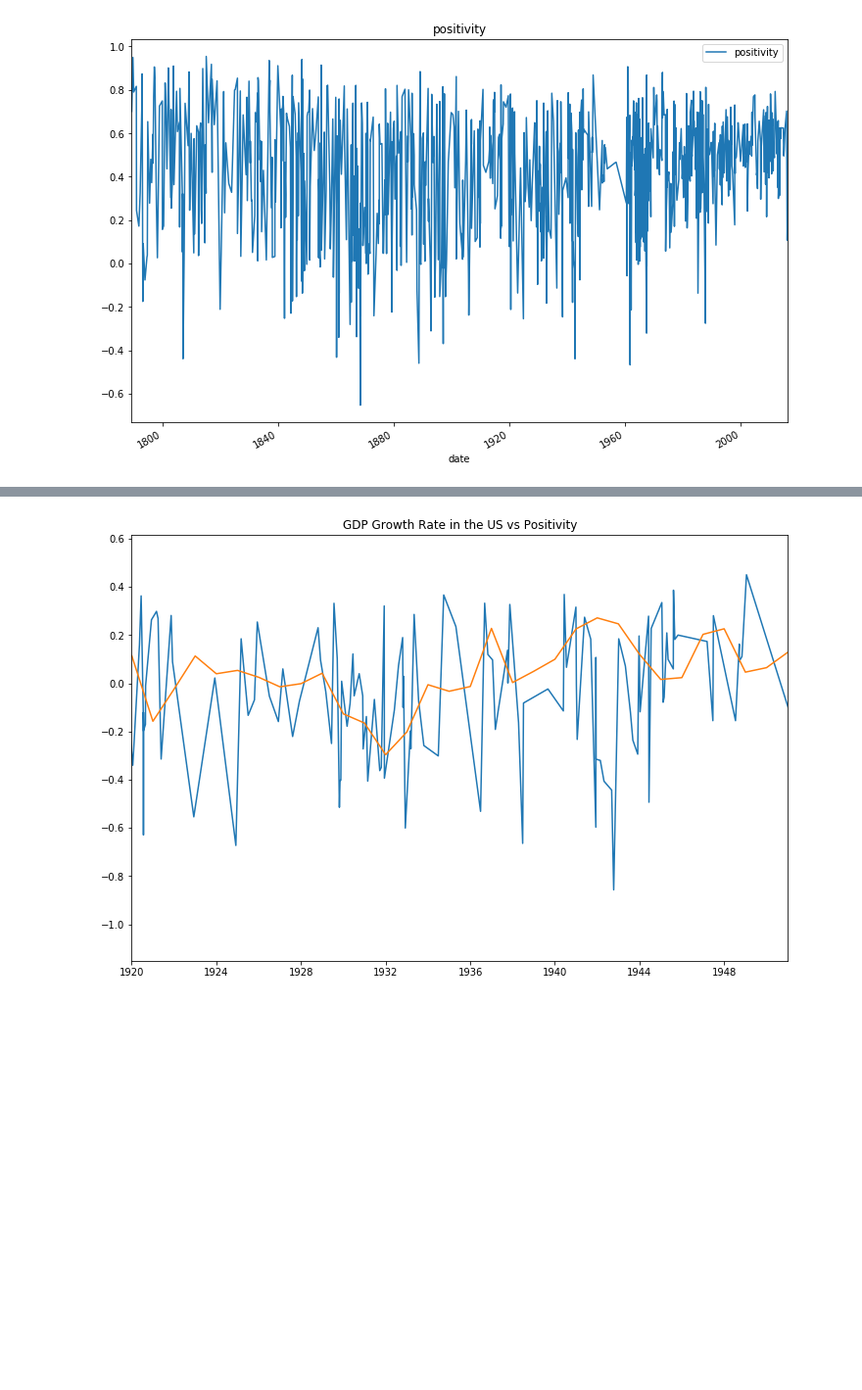
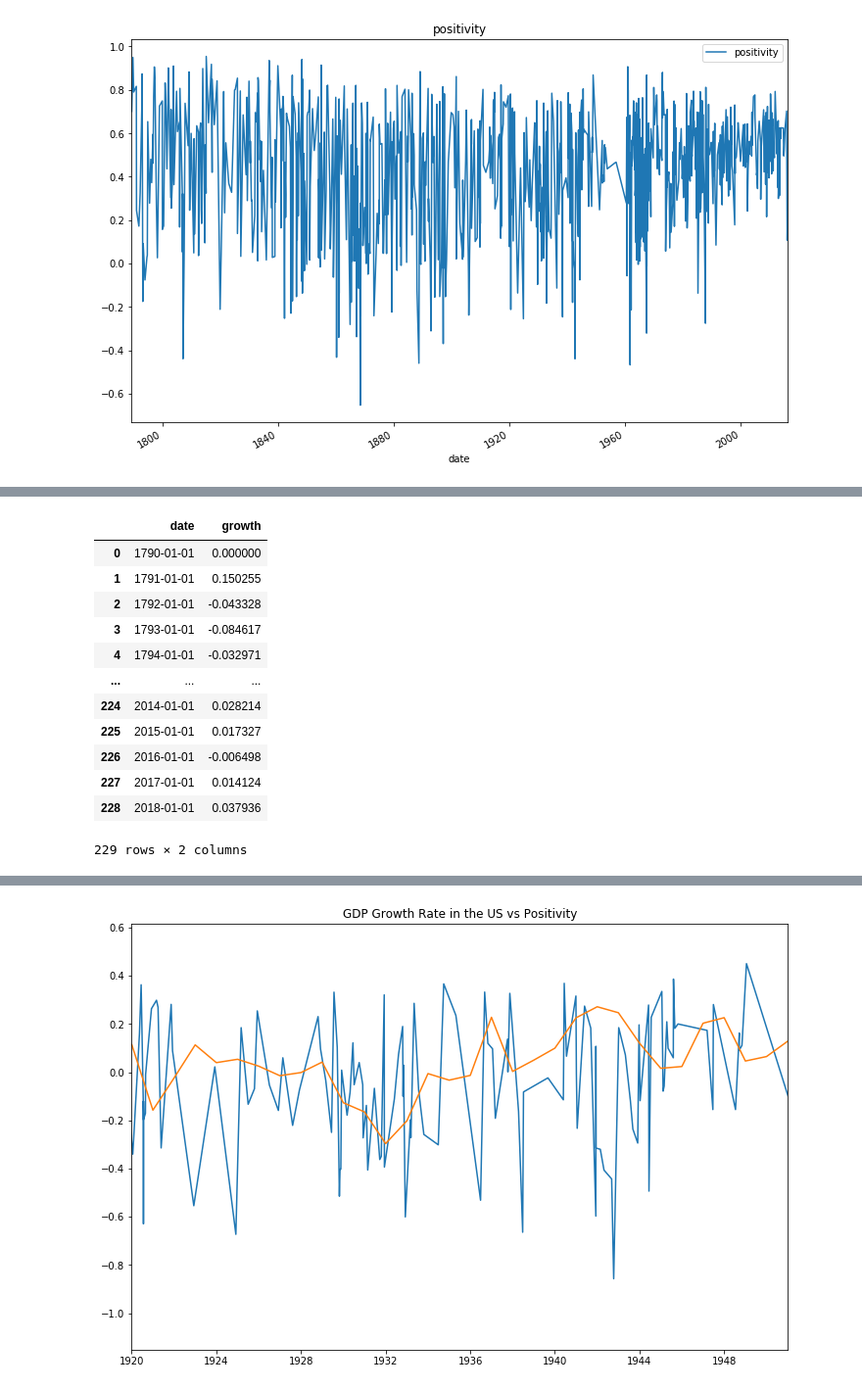
Before and after one commit to Surfincolin/positive-speak, a Jupyter notebook: PositiveSpeak.ipynb, the cells around one changed output, grey strips where cells are left out. Shown at 98% size. Cells and saved outputs as stored; diff of their text form; code cells hidden in the pictures; blank space fills up the shorter version.

```diff
--- a/PositiveSpeak.ipynb
+++ b/PositiveSpeak.ipynb
@@ -105,0 +105,16 @@ plt.show(positive_chart)
+# %%
+gdp.gdp_data
+# %% [output]
+|  | date | growth |
+| 0 | 1790-01-01 | 0.000000 |
+| 1 | 1791-01-01 | 0.150255 |
+| 2 | 1792-01-01 | -0.043328 |
+| 3 | 1793-01-01 | -0.084617 |
+| 4 | 1794-01-01 | -0.032971 |
+| ... | ... | ... |
+| 224 | 2014-01-01 | 0.028214 |
+| 225 | 2015-01-01 | 0.017327 |
+| 226 | 2016-01-01 | -0.006498 |
+| 227 | 2017-01-01 | 0.014124 |
+| 228 | 2018-01-01 | 0.037936 |
+229 rows × 2 columns
```
Also changed, not shown: parts of 20 cells of this notebook, 2 other files.
